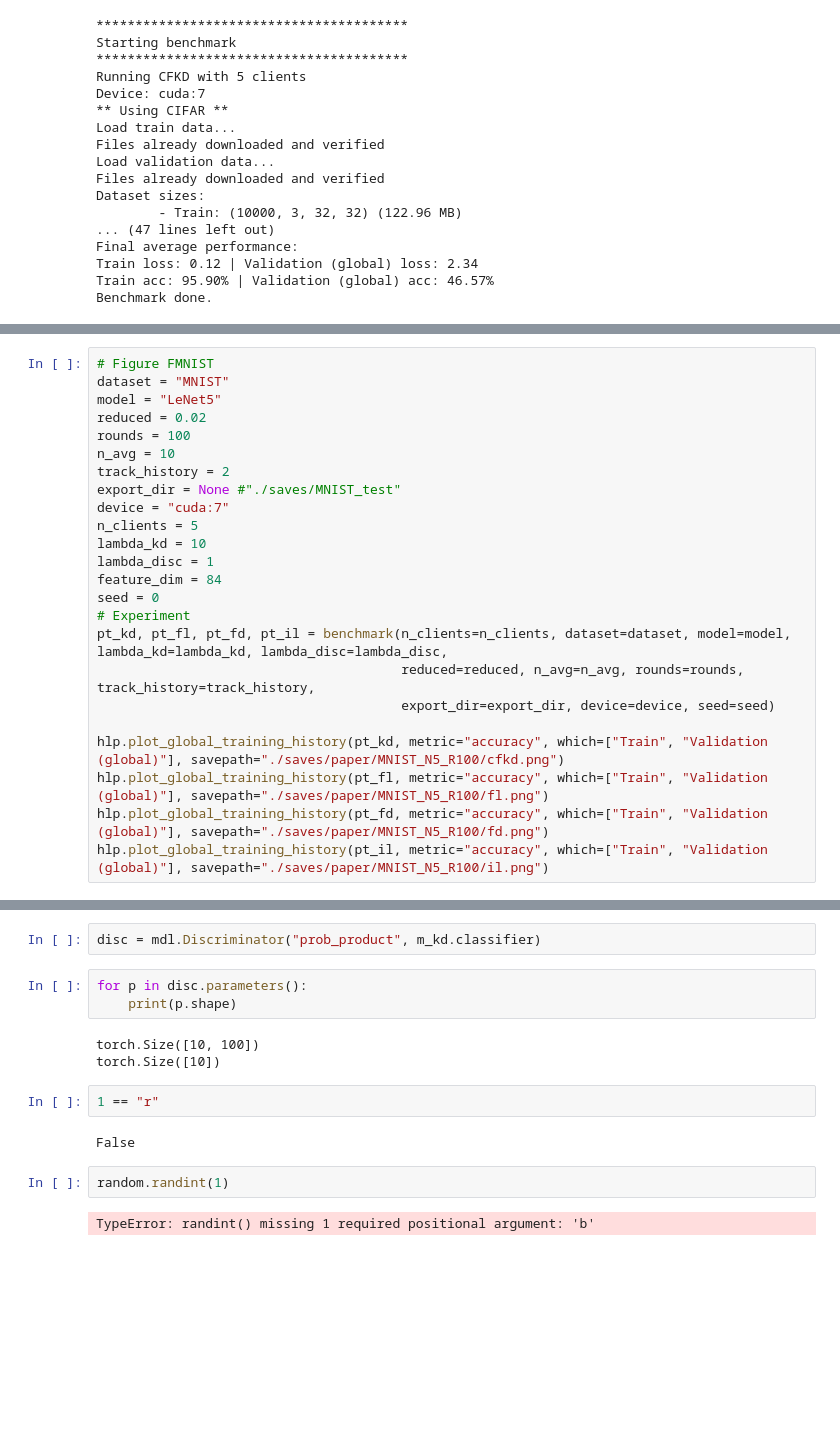
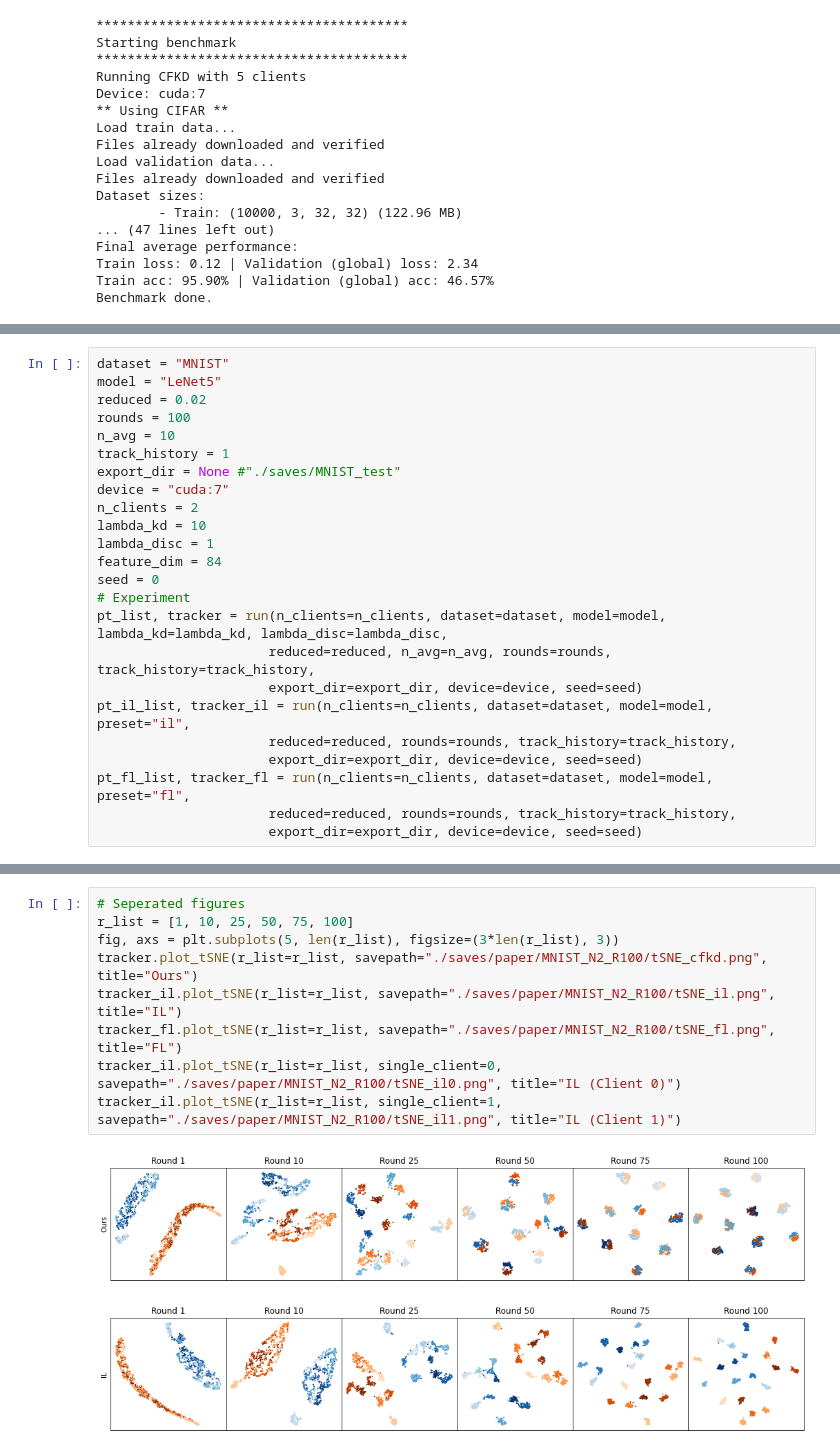
Before and after one commit to jingax/Multi-Fed, a Jupyter notebook: Figures.ipynb, the cells around one changed output, grey strips where cells are left out. Saved outputs shown, nothing was run; the diff lists cells and outputs as text; blank space fills up the shorter version.

Commit message:
Figure.ipynb notebook and small code improvement

```diff
--- a/Figures.ipynb
+++ b/Figures.ipynb
@@ -356,25 +392,25 @@ KeyboardInterrupt:
 # %%
-# Figure FMNIST
 dataset = "MNIST"
 model = "LeNet5"
 reduced = 0.02
 rounds = 100
 n_avg = 10
-track_history = 2
+track_history = 1
 export_dir = None #"./saves/MNIST_test"
 device = "cuda:7"
-n_clients = 5
+n_clients = 2
 lambda_kd = 10
 lambda_disc = 1
 feature_dim = 84
 seed = 0
 # Experiment
-pt_kd, pt_fl, pt_fd, pt_il = benchmark(n_clients=n_clients, dataset=dataset, model=model, lambda_kd=lambda_kd, lambda_disc=lambda_disc,
-                                       reduced=reduced, n_avg=n_avg, rounds=rounds, track_history=track_history,
-                                       export_dir=export_dir, device=device, seed=seed)
-
-hlp.plot_global_training_history(pt_kd, metric="accuracy", which=["Train", "Validation (global)"], savepath="./saves/paper/MNIST_N5_R100/cfkd.png")
-hlp.plot_global_training_history(pt_fl, metric="accuracy", which=["Train", "Validation (global)"], savepath="./saves/paper/MNIST_N5_R100/fl.png")
-hlp.plot_global_training_history(pt_fd, metric="accuracy", which=["Train", "Validation (global)"], savepath="./saves/paper/MNIST_N5_R100/fd.png")
-hlp.plot_global_training_history(pt_il, metric="accuracy", which=["Train", "Validation (global)"], savepath="./saves/paper/MNIST_N5_R100/il.png")
+pt_list, tracker = run(n_clients=n_clients, dataset=dataset, model=model, lambda_kd=lambda_kd, lambda_disc=lambda_disc,
+                      reduced=reduced, n_avg=n_avg, rounds=rounds, track_history=track_history,
+                      export_dir=export_dir, device=device, seed=seed)
+pt_il_list, tracker_il = run(n_clients=n_clients, dataset=dataset, model=model, preset="il",
+                      reduced=reduced, rounds=rounds, track_history=track_history,
+                      export_dir=export_dir, device=device, seed=seed)
+pt_fl_list, tracker_fl = run(n_clients=n_clients, dataset=dataset, model=model, preset="fl",
+                      reduced=reduced, rounds=rounds, track_history=track_history,
+                      export_dir=export_dir, device=device, seed=seed)
 # %% [output]
@@ -481,16 +434,12 @@ hlp.plot_global_training_history(pt, metric="accuracy")
-# %%
-disc = mdl.Discriminator("prob_product", m_kd.classifier)
-# %%
-for p in disc.parameters():
-    print(p.shape)
-# %% [output]
-torch.Size([10, 100])
-torch.Size([10])
-# %%
-1 == "r"
-# %% [output]
-False
-# %%
-random.randint(1)
-# %% [output]
-TypeError: randint() missing 1 required positional argument: 'b'
+# %%
+# Seperated figures
+r_list = [1, 10, 25, 50, 75, 100]
+fig, axs = plt.subplots(5, len(r_list), figsize=(3*len(r_list), 3))
+tracker.plot_tSNE(r_list=r_list, savepath="./saves/paper/MNIST_N2_R100/tSNE_cfkd.png", title="Ours")
+tracker_il.plot_tSNE(r_list=r_list, savepath="./saves/paper/MNIST_N2_R100/tSNE_il.png", title="IL")
+tracker_fl.plot_tSNE(r_list=r_list, savepath="./saves/paper/MNIST_N2_R100/tSNE_fl.png", title="FL")
+tracker_il.plot_tSNE(r_list=r_list, single_client=0, savepath="./saves/paper/MNIST_N2_R100/tSNE_il0.png", title="IL (Client 0)")
+tracker_il.plot_tSNE(r_list=r_list, single_client=1, savepath="./saves/paper/MNIST_N2_R100/tSNE_il1.png", title="IL (Client 1)")
+# %% [output]
+[figure, added]
+[figure, added]
```
Also changed, not shown: parts of 22 cells of this notebook, 2 other files.
